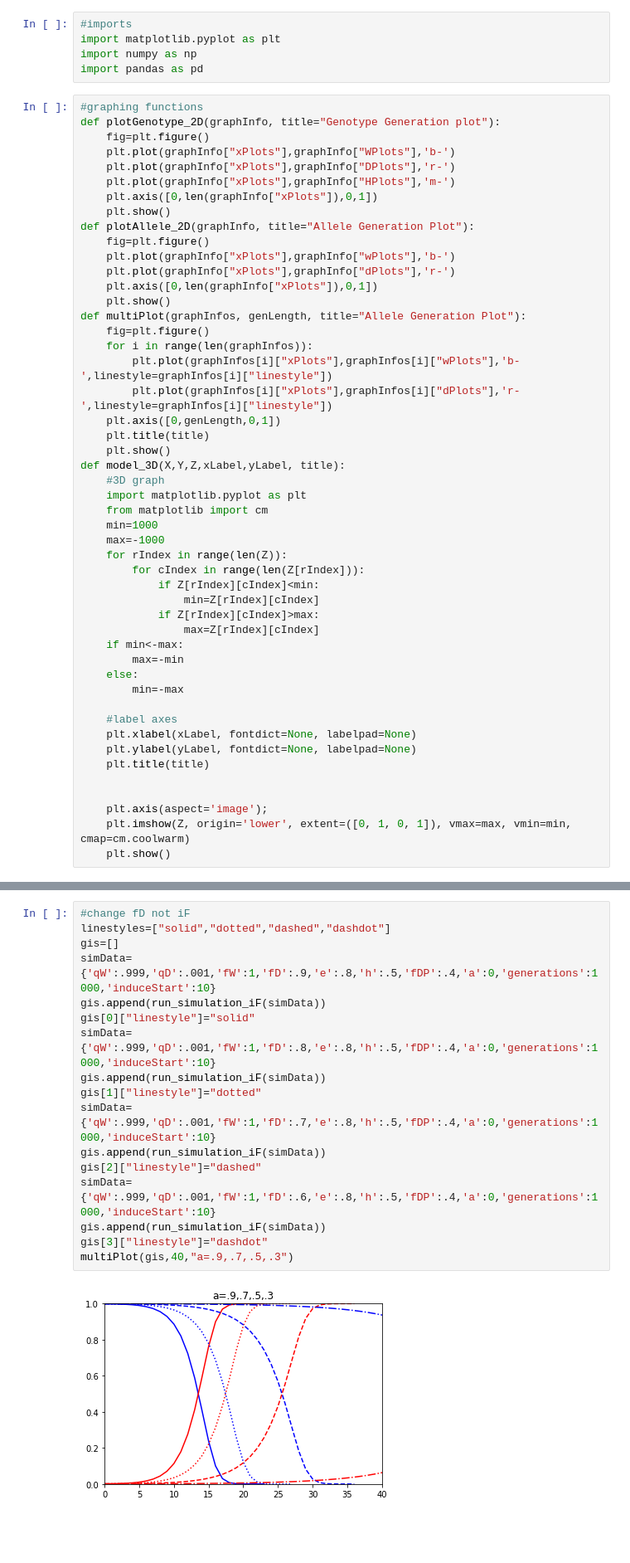
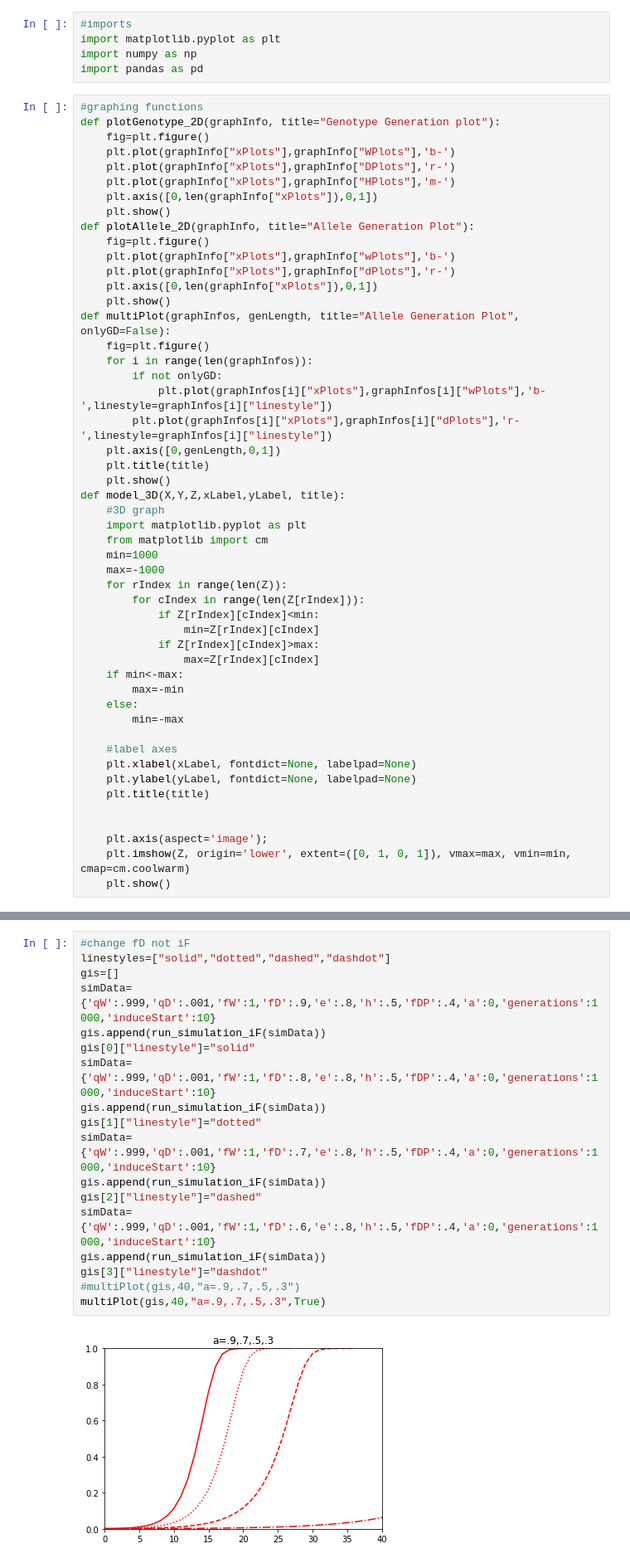
Before and after one commit to mgheffel/CRISPR-Gene-Drive-Population-Model, a Jupyter notebook: AlleleMultiMapiF.ipynb, the cells around one changed output, grey strips where cells are left out. Shown at 83% size. Cells and saved outputs as stored; diff of their text form; blank space fills up the shorter version.

```diff
--- a/AlleleMultiMapiF.ipynb
+++ b/AlleleMultiMapiF.ipynb
@@ -18,10 +18,11 @@ def plotAllele_2D(graphInfo, title="Allele Generation Plot"):
     plt.plot(graphInfo["xPlots"],graphInfo["dPlots"],'r-')
     plt.axis([0,len(graphInfo["xPlots"]),0,1])
     plt.show()
-def multiPlot(graphInfos, genLength, title="Allele Generation Plot"):
+def multiPlot(graphInfos, genLength, title="Allele Generation Plot", onlyGD=False):
     fig=plt.figure()
     for i in range(len(graphInfos)):
-        plt.plot(graphInfos[i]["xPlots"],graphInfos[i]["wPlots"],'b-',linestyle=graphInfos[i]["linestyle"])
+        if not onlyGD:
+            plt.plot(graphInfos[i]["xPlots"],graphInfos[i]["wPlots"],'b-',linestyle=graphInfos[i]["linestyle"])
         plt.plot(graphInfos[i]["xPlots"],graphInfos[i]["dPlots"],'r-',linestyle=graphInfos[i]["linestyle"])
     plt.axis([0,genLength,0,1])
     plt.title(title)
@@ -238,19 +244,20 @@ multiPlot(gis,40,"a=.9,.7,.5,.3")
 # %%
 #change fD not iF
 linestyles=["solid","dotted","dashed","dashdot"]
 gis=[]
 simData={'qW':.999,'qD':.001,'fW':1,'fD':.9,'e':.8,'h':.5,'fDP':.4,'a':0,'generations':1000,'induceStart':10}
 gis.append(run_simulation_iF(simData))
 gis[0]["linestyle"]="solid"
 simData={'qW':.999,'qD':.001,'fW':1,'fD':.8,'e':.8,'h':.5,'fDP':.4,'a':0,'generations':1000,'induceStart':10}
 gis.append(run_simulation_iF(simData))
 gis[1]["linestyle"]="dotted"
 simData={'qW':.999,'qD':.001,'fW':1,'fD':.7,'e':.8,'h':.5,'fDP':.4,'a':0,'generations':1000,'induceStart':10}
 gis.append(run_simulation_iF(simData))
 gis[2]["linestyle"]="dashed"
 simData={'qW':.999,'qD':.001,'fW':1,'fD':.6,'e':.8,'h':.5,'fDP':.4,'a':0,'generations':1000,'induceStart':10}
 gis.append(run_simulation_iF(simData))
 gis[3]["linestyle"]="dashdot"
-multiPlot(gis,40,"a=.9,.7,.5,.3")
+#multiPlot(gis,40,"a=.9,.7,.5,.3")
+multiPlot(gis,40,"a=.9,.7,.5,.3",True)
 # %% [output]
-[figure, old version]
+[figure, new version]
```
Also changed, not shown: parts of 5 cells of this notebook, 2 other files.
